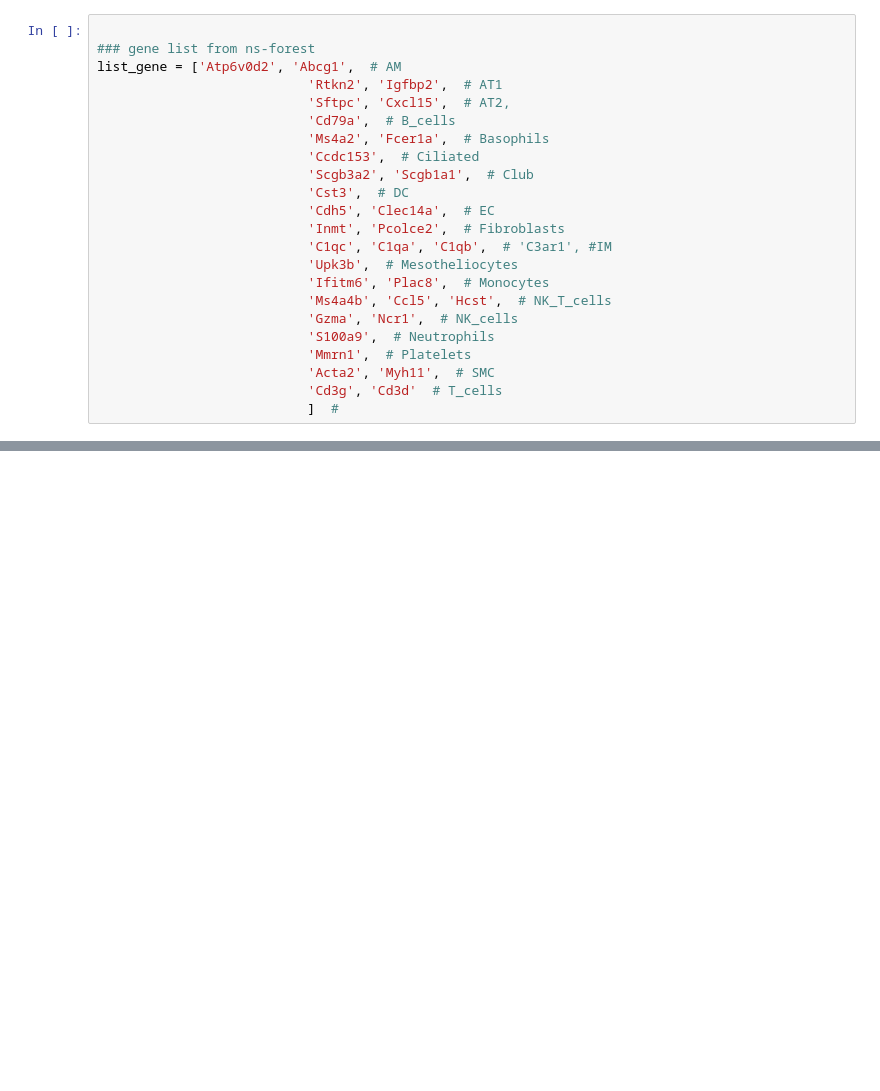
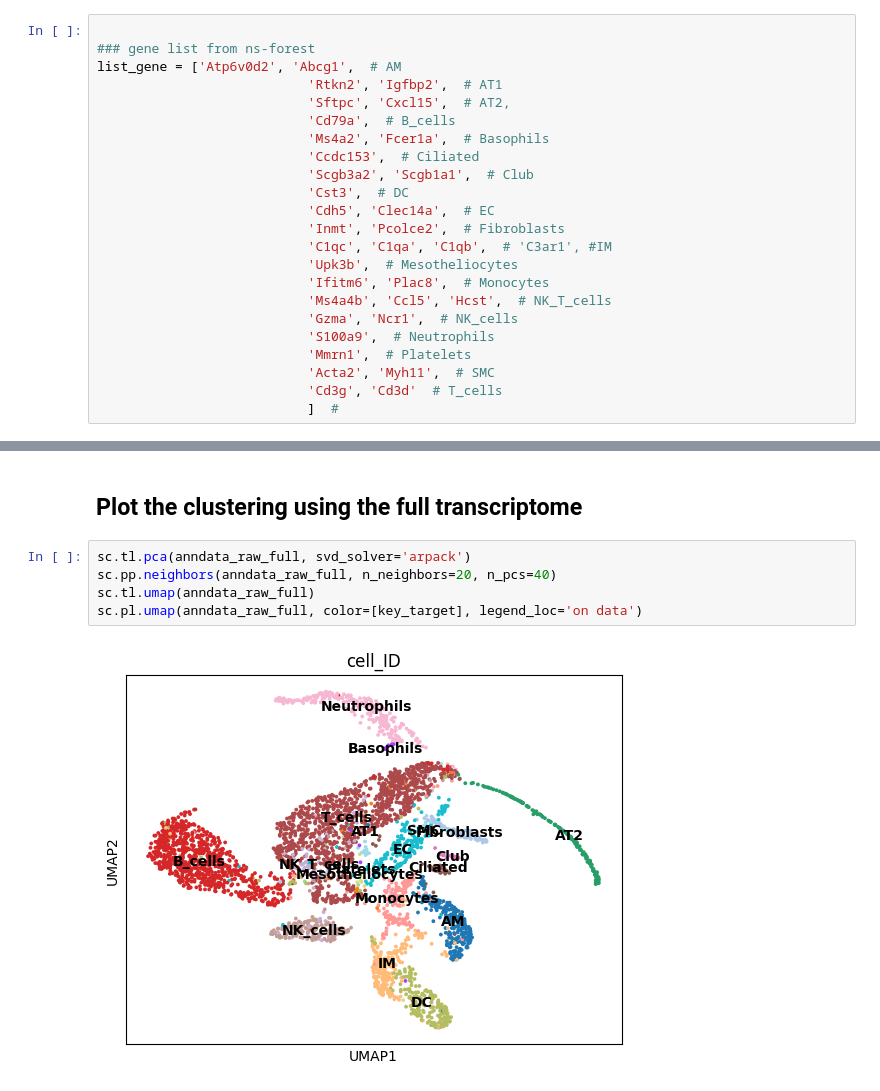
Before and after one commit to tdefa/tutorial, a Jupyter notebook: 2-marker_selection_evaluation_with_single_cell.ipynb, the cells around one changed output, grey strips where cells are left out. Saved outputs shown, nothing was run; the diff lists cells and outputs as text; blank space fills up the shorter version.

```diff
--- a/2-marker_selection_evaluation_with_single_cell.ipynb
+++ b/2-marker_selection_evaluation_with_single_cell.ipynb
@@ -106,0 +117,9 @@ WARNING: saving figure to file figures/violinviolin_phase.pdf
+# %% [markdown]
+## Plot the clustering using the full transcriptome
+# %%
+sc.tl.pca(anndata_raw_full, svd_solver='arpack')
+sc.pp.neighbors(anndata_raw_full, n_neighbors=20, n_pcs=40)
+sc.tl.umap(anndata_raw_full)
+sc.pl.umap(anndata_raw_full, color=[key_target], legend_loc='on data')
+# %% [output]
+[figure, added]
```
Also changed, not shown: parts of 17 cells of this notebook, 6 other files.
